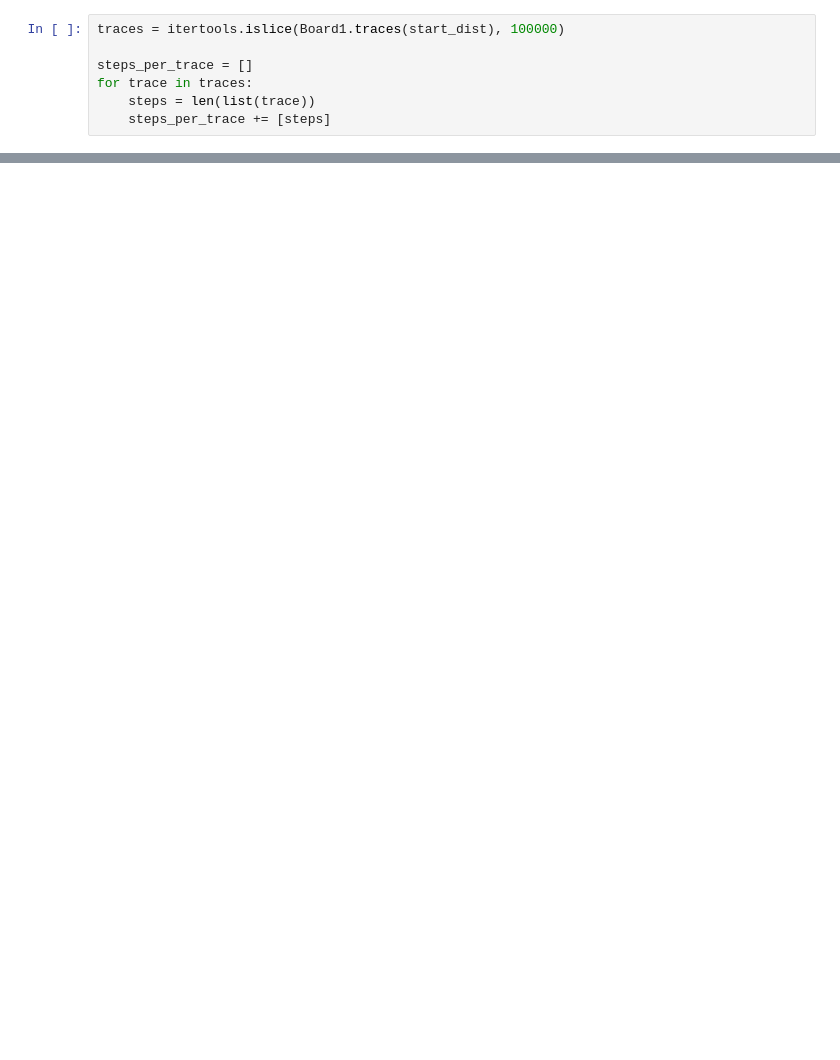
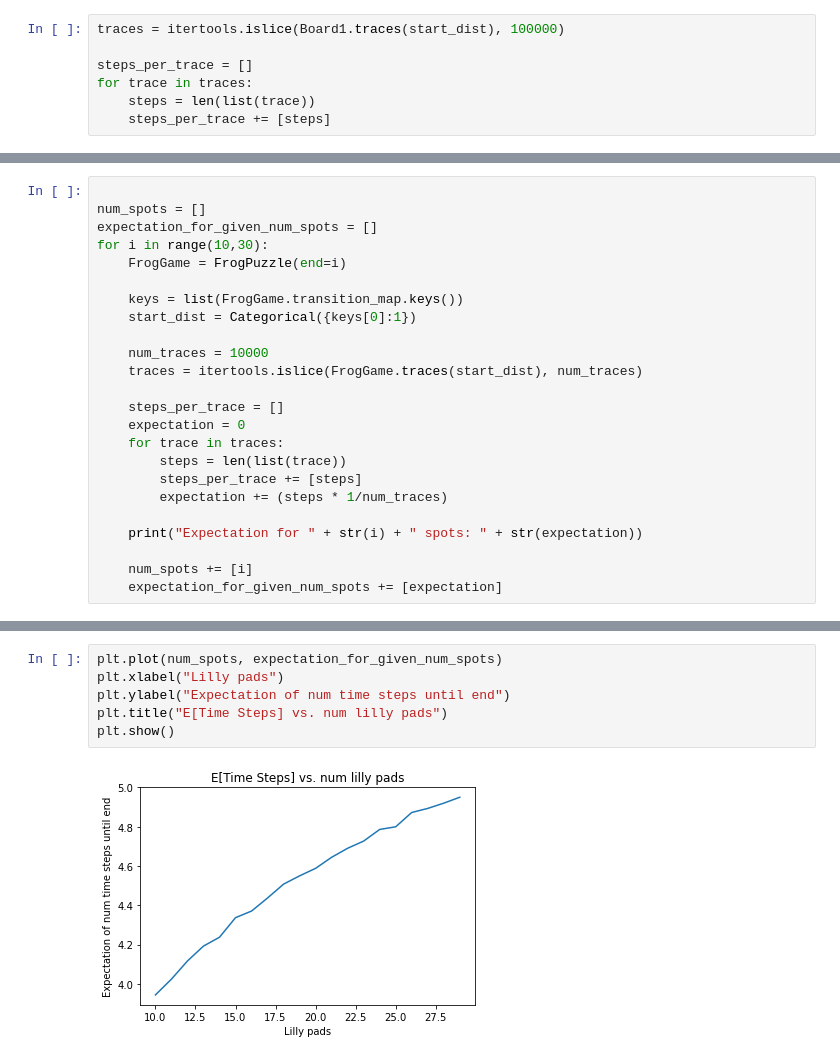
Before and after one commit to mattj949/RL-book, a Jupyter notebook: Assignment_2.ipynb, the cells around one changed output, grey strips where cells are left out. Cells and saved outputs as stored; diff of their text form; blank space fills up the shorter version.

```diff
--- a/Assignment_2.ipynb
+++ b/Assignment_2.ipynb
@@ -178,0 +225,24 @@ plt.show()
+# %%
+
+num_spots = []
+expectation_for_given_num_spots = []
+for i in range(10,30):
+    FrogGame = FrogPuzzle(end=i)
+
+    keys = list(FrogGame.transition_map.keys())
+    start_dist = Categorical({keys[0]:1})
+
+    num_traces = 10000
+    traces = itertools.islice(FrogGame.traces(start_dist), num_traces)
+
+    steps_per_trace = []
+    expectation = 0
+    for trace in traces:
+        steps = len(list(trace))
+        steps_per_trace += [steps]
+        expectation += (steps * 1/num_traces)
+
+    print("Expectation for " + str(i) + " spots: " + str(expectation))
+
+    num_spots += [i]
+    expectation_for_given_num_spots += [expectation]
@@ -178,0 +270,8 @@ plt.show()
+# %%
+plt.plot(num_spots, expectation_for_given_num_spots)
+plt.xlabel("Lilly pads")
+plt.ylabel("Expectation of num time steps until end")
+plt.title("E[Time Steps] vs. num lilly pads")
+plt.show()
+# %% [output]
+[figure, added]
```
Also changed, not shown: parts of 11 cells of this notebook.
